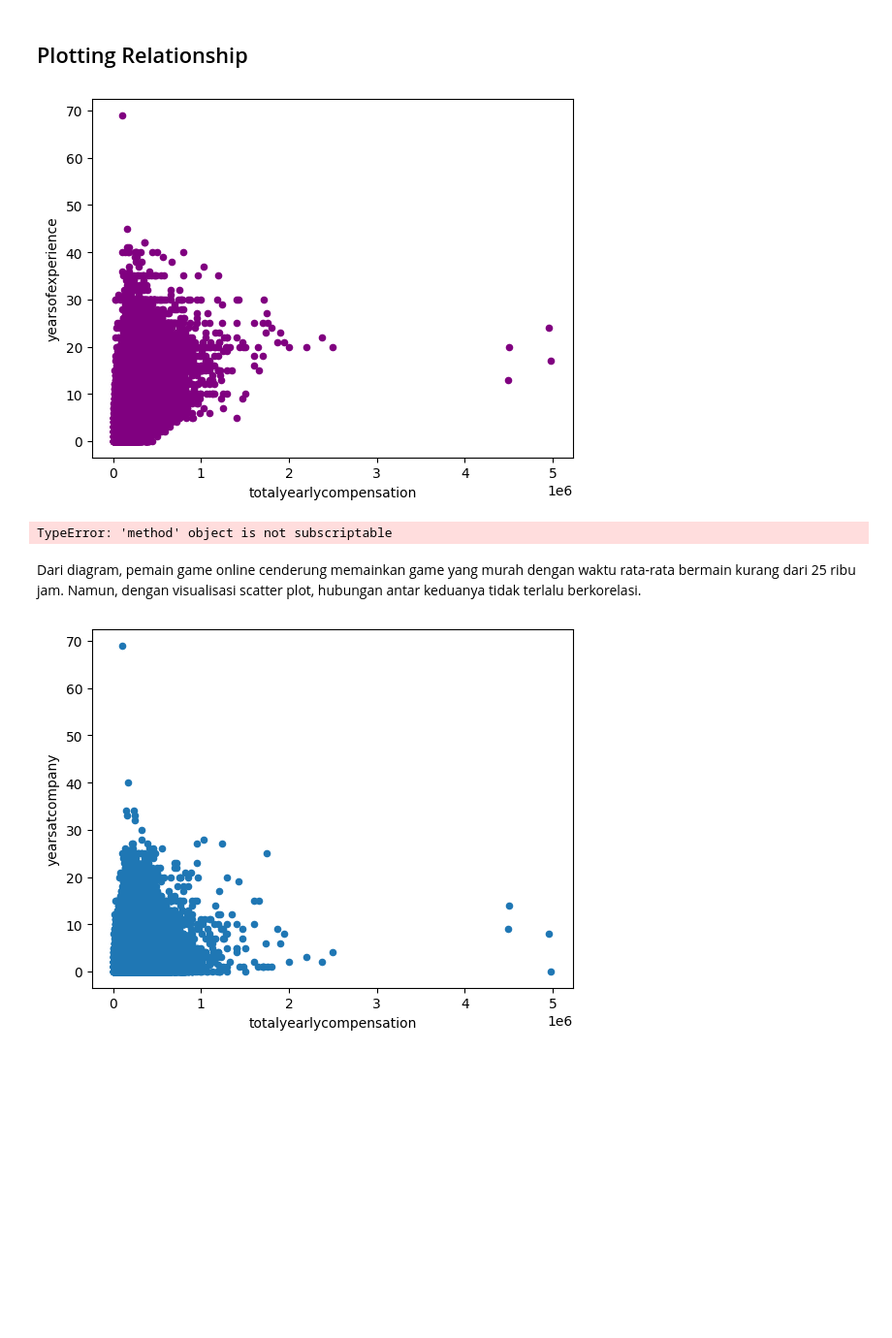
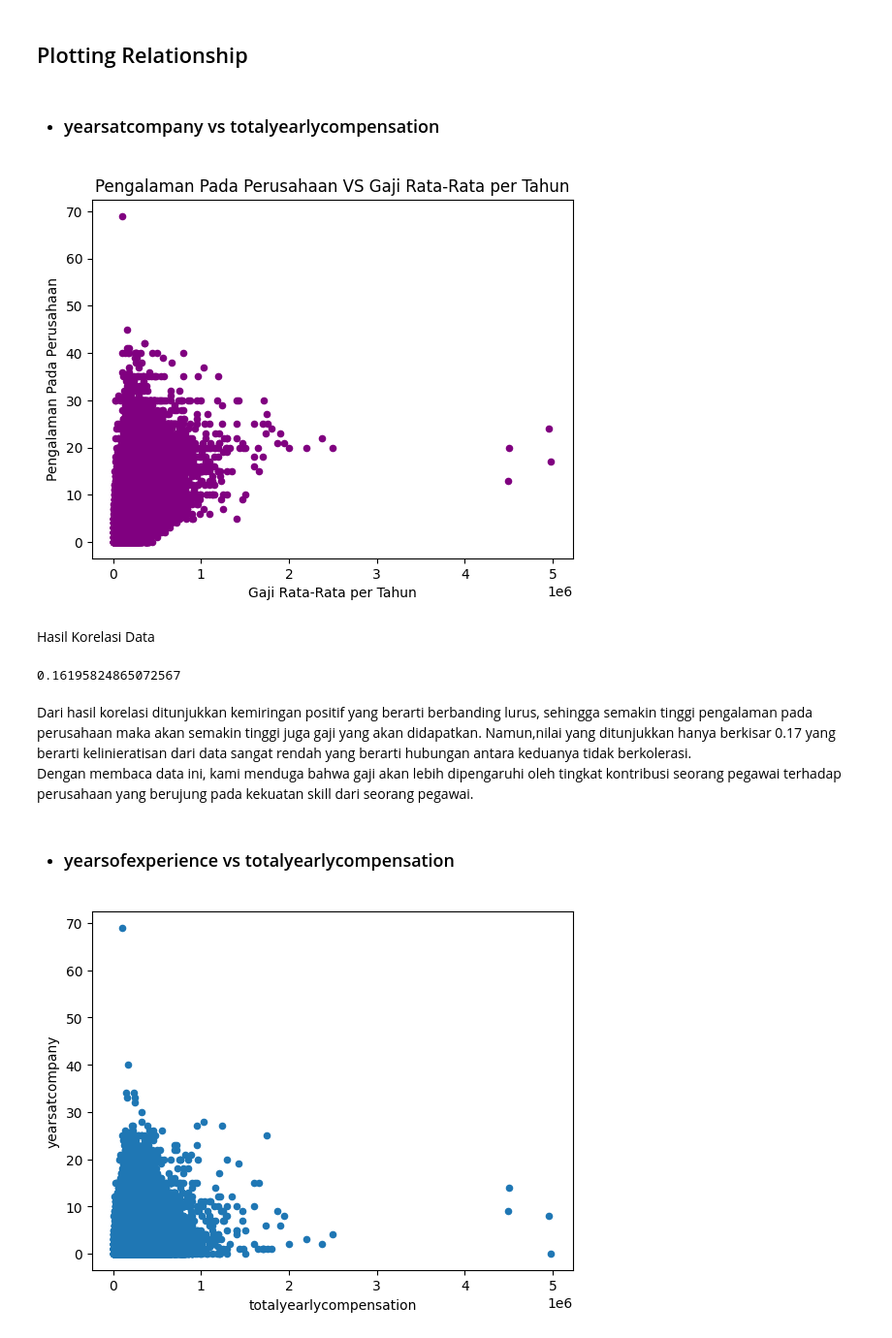
Before and after one commit to fairuzald/andat-Tubes2, a Jupyter notebook: main.ipynb, the cells around one changed output. Shown at 97% size. Cells and saved outputs as stored; diff of their text form; code cells hidden in the pictures; blank space fills up the shorter version.

```diff
--- a/main.ipynb
+++ b/main.ipynb
@@ -404,12 +422,14 @@ Mengganti data yang kosong dengan data terakhir riwayat pendidikan
 # %%
 for x in data.index:
-    if data.loc[x, "Doctorate_Degree"]==1:
-        data["Education"].fillna("Doctorate_Degree", inplace = True)
-    elif data.loc[x, "Masters_Degree"]==1:
-        data["Education"].fillna("Masters_Degree", inplace = True)
-    elif data.loc[x, "Bachelors_Degree"]==1:
-        data["Education"].fillna("Bachelors_Degree", inplace = True) #Alasan bukan pakai some collage adalah modus data menggunakan Bachelors_Degree
-    elif data.loc[x, "Highschool"]==1:
+    if data.loc[x, "Doctorate_Degree"] == True:
+        data["Education"].fillna("PhD", inplace = True)
+    elif data.loc[x, "Masters_Degree"] == True:
+        data["Education"].fillna("Master's Degree", inplace = True)
+    elif data.loc[x, "Bachelors_Degree"] == True:
+        data["Education"].fillna("Bachelor's Degree", inplace = True)
+    elif data.loc[x, "Some_College"] == True:
+        data["Education"].fillna("Some College", inplace = True)
+    elif data.loc[x, "Highschool"] == True:
         data["Education"].fillna("Highschool", inplace = True)
     else:
         data["Education"].fillna("Other", inplace = True)
@@ -449,0 +467,4 @@ Karena kekosongan data murni akibat tidak adanya data, kemudian dengan pertimban
+# %%
+for i in list_race:
+    data.loc[(data[i]==1),i] = True
+    data.loc[(data[i]==0),i] = False
@@ -449,0 +473,3 @@ Karena kekosongan data murni akibat tidak adanya data, kemudian dengan pertimban
+# %%
+for i in list_race:
+    print(i,":",data[i].unique())
@@ -455 +486,15 @@ data["Race"].fillna("Unknown Race", inplace=True)
+# %%
+for x in data.index:
+    if data.loc[x, "Race_Asian"] == True:
+        data["Race"].fillna("Asian", inplace = True)
+    elif data.loc[x, "Race_White"] == True:
+        data["Race"].fillna("White", inplace = True)
+    elif data.loc[x, "Race_Black"] == True:
+        data["Race"].fillna("Black", inplace = True)
+    elif data.loc[x, "Race_Hispanic"] == True:
+        data["Race"].fillna("Hispanic", inplace = True)
+    elif data.loc[x, "Race_Two_Or_More"] == True:
+        data["Race"].fillna("Two Or More", inplace = True)
+    else:
+        data["Race"].fillna("Unknown Race", inplace = True)
 # %%
@@ -1163,19 +1217,24 @@ korelasi antar data tersebut semakin berbanding terbalik. Jika nilai korelasi me
 maka kedua data tersebut tidak memiliki korelasi.
 # %% [markdown]
 ## Plotting Relationship
+# %% [markdown]
+- ### yearsatcompany vs totalyearlycompensation
 # %%
-data.plot(kind="scatter",y="yearsofexperience",x="totalyearlycompensation",color="purple")
+data.plot(kind="scatter",y="yearsofexperience",x="totalyearlycompensation",title="Pengalaman Pada Perusahaan VS Gaji Rata-Rata per Tahun", xlabel="Gaji Rata-Rata per Tahun", ylabel="Pengalaman Pada Perusahaan", color="purple")
 plt.show()
 # %% [output]
-[figure, old version]
+[figure, new version]
+# %% [markdown]
+Hasil Korelasi Data
 # %%
-data["yearsatcompany"].corr["totalyearlycompensation"]
+data["yearsatcompany"].corr(data["totalyearlycompensation"])
 # %% [output]
-TypeError: 'method' object is not subscriptable
+0.16195824865072567
-# %% [markdown]
-Dari diagram, pemain game online cenderung memainkan game yang murah dengan waktu
-rata-rata bermain kurang dari 25 ribu jam. Namun, dengan visualisasi scatter plot, hubungan
-antar keduanya tidak terlalu berkorelasi.
+# %% [markdown]
+Dari hasil korelasi ditunjukkan kemiringan positif yang berarti berbanding lurus, sehingga semakin tinggi pengalaman pada perusahaan maka akan semakin tinggi juga gaji yang akan didapatkan. Namun,nilai yang ditunjukkan hanya berkisar 0.17 yang berarti kelinieratisan dari data sangat rendah yang berarti hubungan antara keduanya tidak berkolerasi.<br>
+Dengan membaca data ini, kami menduga bahwa gaji akan lebih dipengaruhi oleh tingkat kontribusi seorang pegawai terhadap perusahaan yang berujung pada kekuatan skill dari seorang pegawai.
+# %% [markdown]
+- ### yearsofexperience vs totalyearlycompensation
 # %%
 data.plot(kind="scatter",y="yearsatcompany",x="totalyearlycompensation")
 plt.show()
```
Also changed, not shown: parts of 55 cells of this notebook.
